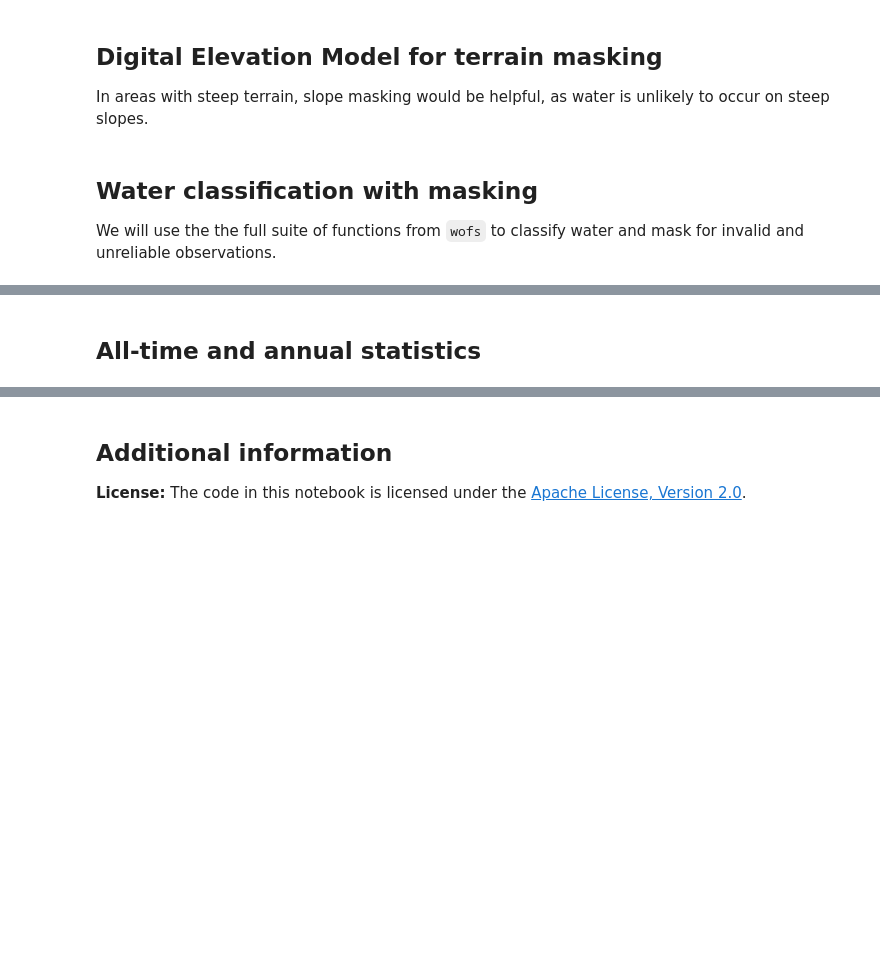
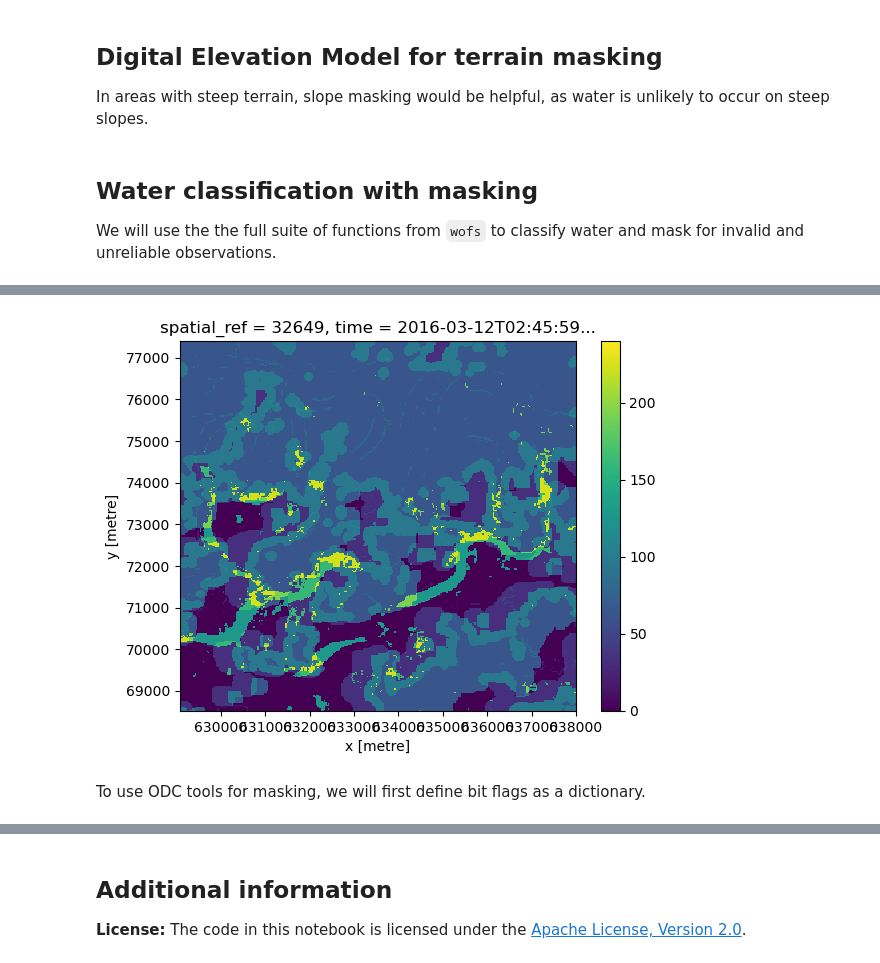
Before and after one commit to piksel-ina/sydney-workshop, a Jupyter notebook: wofs/WaterObservations_LS.ipynb, the cells around one changed output, grey strips where cells are left out. Saved outputs shown, nothing was run; the diff lists cells and outputs as text; code cells hidden in the pictures; blank space fills up the shorter version.

```diff
--- a/wofs/WaterObservations_LS.ipynb
+++ b/wofs/WaterObservations_LS.ipynb
@@ -49,10 +69,15 @@ def mostcommon_crs(datasets):
 
 Keep the area small for long time series analysis
 # %%
+start_date = "2016-01"
+# start with one year for testing
 start_date = "2025-01"
 end_date = "2025-12"
 
 coords = -4.02, 120.02  # Lake Tempe
+coords = 1.21, 109.00  # Coastal
+coords = 0.66, 112.20  # Kapuas River
+
 
 aoi_point = point(coords[1], coords[0], crs="EPSG:4326")
 area = aoi_point.buffer(0.04).boundingbox
@@ -108,3 +142,3 @@ data = dc.load(
 # %%
-#data=data.compute()
+data=data.compute()
 data
@@ -127,7 +177,7 @@ dem_items = list(
     ).items()
 )
 
-dem = load(dem_items, like=data, patch_url=sign_url).squeeze()
+dem = load(dem_items, like=data, patch_url=sign_url).squeeze().compute()
 
 dsm = dem.rename({"data": "elevation"})
 # %%
@@ -152,14 +202,14 @@ def scale_data_ls(data):
     return scale_data(data, scale_factor=0.275, add_offset=-2000)
 
 
-def ls_wofs(in_data: DataArray, dsm: DataArray):
+def ls_wofs(in_data: DataArray):
     """
     Classify Landsat observations
     """
+    if 'time' in in_data.dims.keys():
+        in_data = in_data.squeeze("time", drop=False)
+
     data_scaled = scale_data_ls(in_data[wofs_bands])
-
-    if 'time' in data_scaled.dims.keys():
-        data_scaled = data_scaled.squeeze("time", drop=True)
 
     # Run the classifier
     wofs_raw = classify(data_scaled.to_array())
@@ -193,2 +247,7 @@ wofs_masked = data.groupby("time").apply(ls_wofs)
-# %% [markdown]
-## All-time and annual statistics
+# %%
+# example plot to show values are hard to interpret directly
+wofs_masked.isel(time=0).plot.imshow();
+# %% [output]
+[figure, added]
+# %% [markdown]
+To use ODC tools for masking, we will first define bit flags as a dictionary.
```
Also changed, not shown: parts of 19 cells of this notebook.
